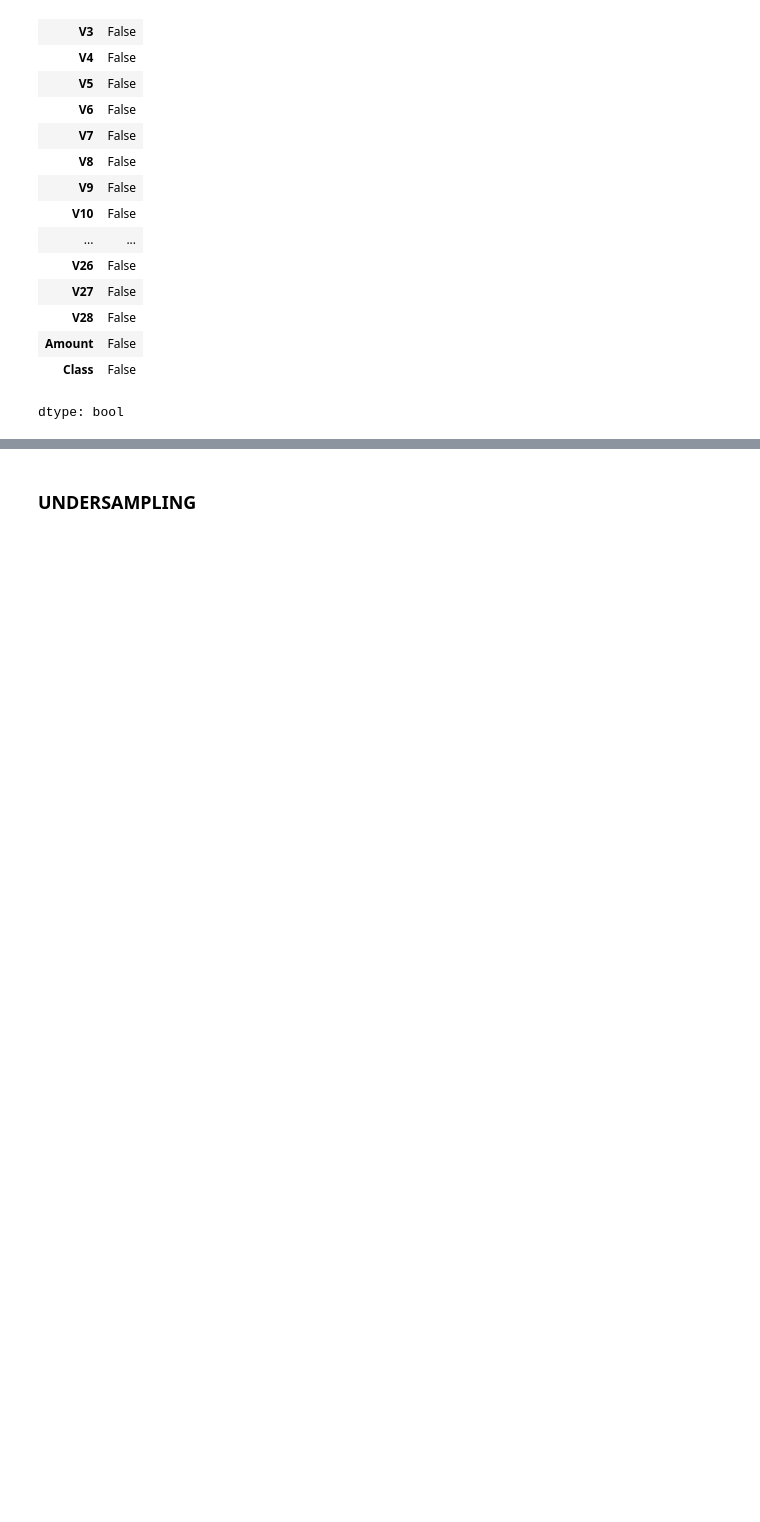
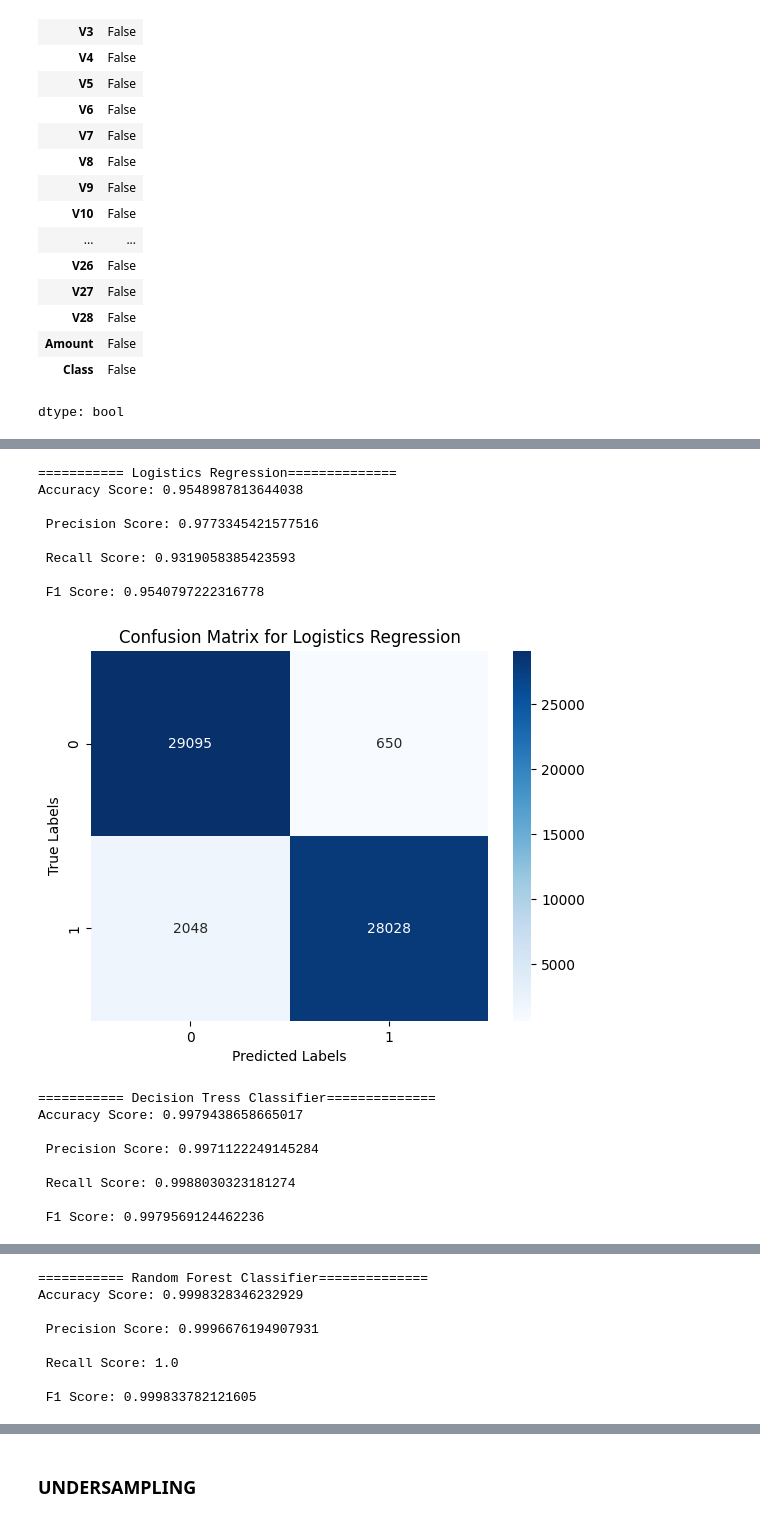
Before and after one commit to ndegwaanth/Credit_Card_Fraud_Detection, a Jupyter notebook: Credit_card_fraud_detection.ipynb, the cells around one changed output, grey strips where cells are left out. Saved outputs shown, nothing was run; the diff lists cells and outputs as text; code cells hidden in the pictures; blank space fills up the shorter version.

```diff
--- a/Credit_card_fraud_detection.ipynb
+++ b/Credit_card_fraud_detection.ipynb
@@ -181,22 +163,43 @@ X_train, X_test, y_train, y_test = train_test_split(X, y, test_size=0.2, random_
 # %%
 model = {
     'Logistics Regression': LogisticRegression(),
     'Decision Tress Classifier': DecisionTreeClassifier(),
     'Random Forest Classifier': RandomForestClassifier()
 }
 
 for model_name, model in model.items():
   print(f"\n=========== {model_name}==============")
   model.fit(X_train, y_train)
   y_pred = model.predict(X_test)
   print(f"Accuracy Score: {accuracy_score(y_test, y_pred)}")
   print(f"\n Precision Score: {precision_score(y_test, y_pred)}")
   print(f"\n Recall Score: {recall_score(y_test, y_pred)}")
   print(f"\n F1 Score: {f1_score(y_test, y_pred)}")
 
   cnf = confusion_matrix(y_test, y_pred)
   sns.heatmap(cnf, annot=True, fmt='d', cmap='Blues')
   plt.title(f'Confusion Matrix for {model_name}')
   plt.xlabel('Predicted Labels')
   plt.ylabel('True Labels')
   plt.show()
+
+  with open(f"{model_name.replace(' ', '_')}_model.pkl", "wb") as file:
+    pickle.dump(model, file)
+# %% [output]
+=========== Logistics Regression==============
+Accuracy Score: 0.9548987813644038
+
+ Precision Score: 0.9773345421577516
+
+ Recall Score: 0.9319058385423593
+
+ F1 Score: 0.9540797222316778
+[figure, added]
+=========== Decision Tress Classifier==============
+Accuracy Score: 0.9979438658665017
+
+ Precision Score: 0.9971122249145284
+
+ Recall Score: 0.9988030323181274
+
+ F1 Score: 0.9979569124462236
@@ -202,0 +207,8 @@ for model_name, model in model.items():
+=========== Random Forest Classifier==============
+Accuracy Score: 0.9998328346232929
+
+ Precision Score: 0.9996676194907931
+
+ Recall Score: 1.0
+
+ F1 Score: 0.999833782121605
```
Also changed, not shown: parts of 22 cells of this notebook.
